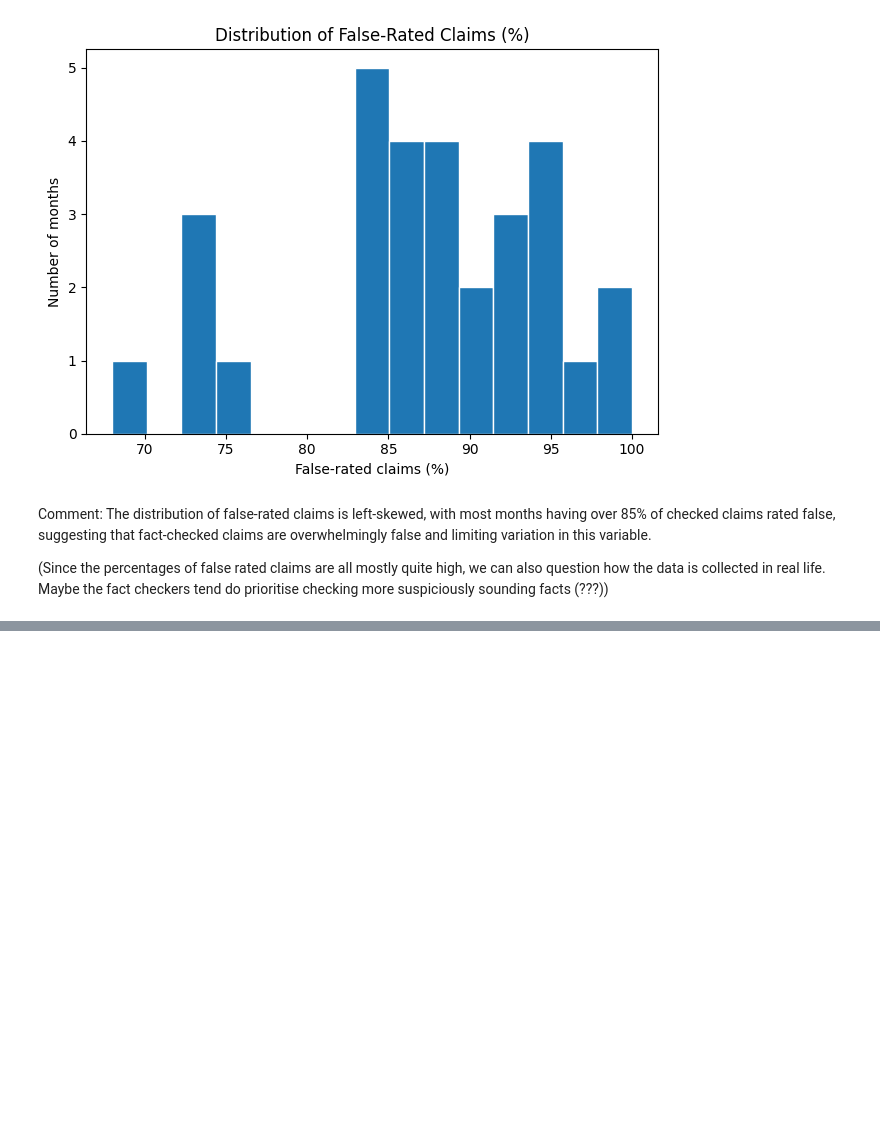
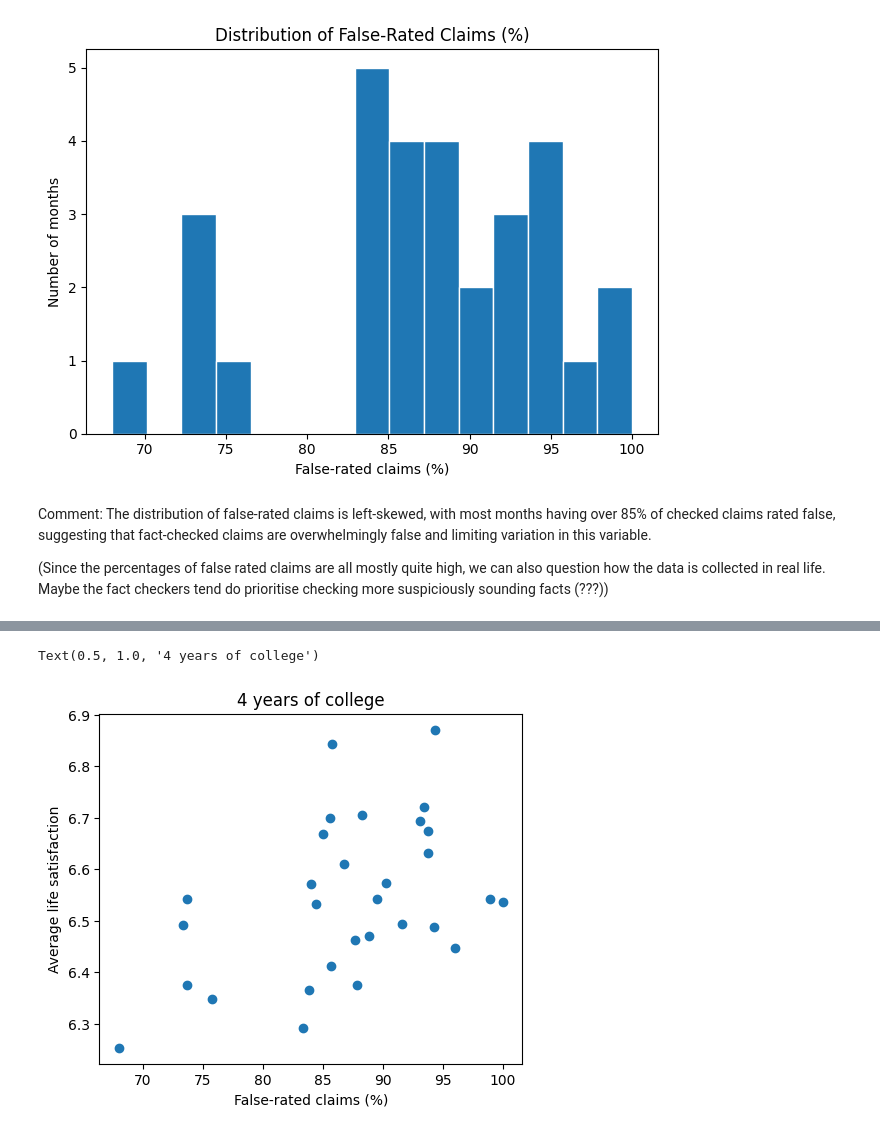
Before and after one commit to kallylxy2026/Team-25, a Jupyter notebook: Project_Lab.ipynb, the cells around one changed output, grey strips where cells are left out. Drawn from its saved outputs; the diff is of its cells as text; code cells hidden in the pictures; blank space fills up the shorter version.

Commit message:
Male, Female, 4_years and postgrad data visualised

```diff
--- a/Project_Lab.ipynb
+++ b/Project_Lab.ipynb
@@ -935,0 +949,5 @@ Comment: The distribution of false-rated claims is left-skewed, with most months
+# %%
+life_satisfaction_4_year = pd.read_excel("life_satisfaction_4_year.xlsx")
+life_satisfaction_postgrad = pd.read_excel("life_satisfaction_postgrad.xlsx")
+life_satisfaction_female = pd.read_excel("life_satisfaction_female.xlsx")
+life_satisfaction_male = pd.read_excel("life_satisfaction_male.xlsx")
@@ -935,0 +1046,15 @@ Comment: The distribution of false-rated claims is left-skewed, with most months
+# %%
+plt.figure(figsize=(12, 10))
+
+plt.subplot(2,2,1)
+plt.scatter(
+    merged_data4years["false_percentage"],
+    merged_data4years["life_satisfaction_4_year"]
+)
+
+plt.xlabel("False-rated claims (%)")
+plt.ylabel("Average life satisfaction")
+plt.title("4 years of college")
+# %% [output]
+Text(0.5, 1.0, '4 years of college')
+[figure, added]
```
Also changed, not shown: parts of 13 cells of this notebook.
